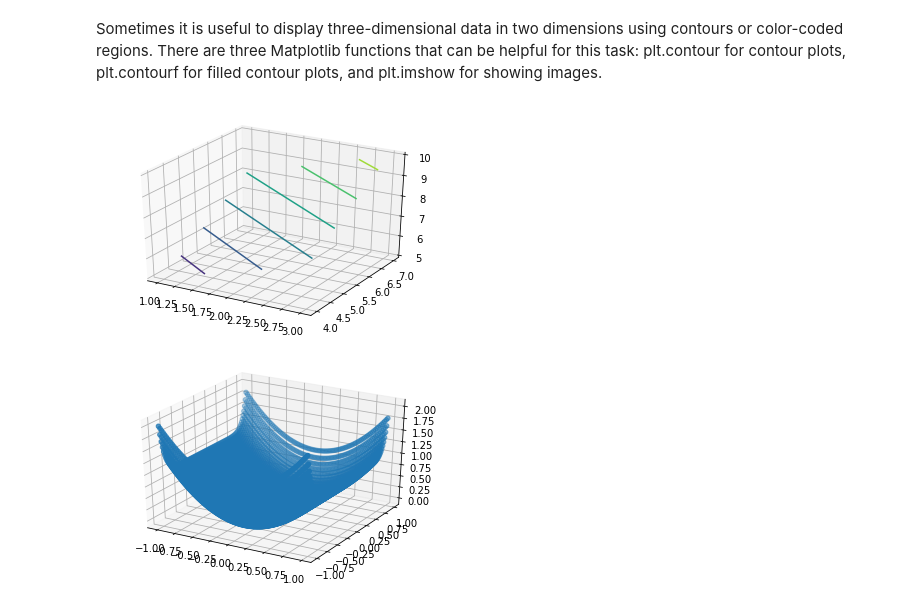
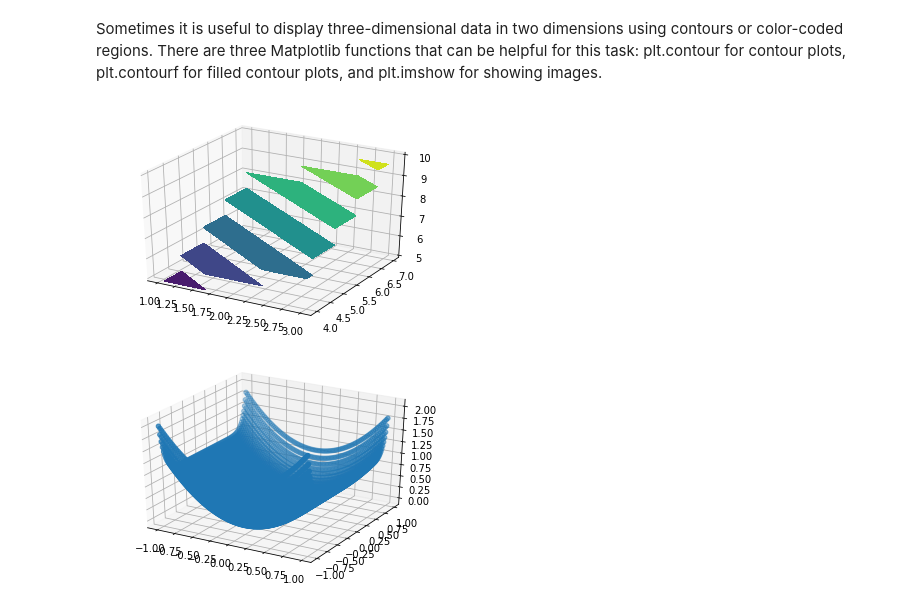
Before and after one commit to kkousar/class-work, a Jupyter notebook: plots.ipynb, the cells around one changed output. Drawn from its saved outputs; the diff is of its cells as text; code cells hidden in the pictures.

```diff
--- a/plots.ipynb
+++ b/plots.ipynb
@@ -195,23 +200,23 @@ Sometimes it is useful to display three-dimensional data in two dimensions using
 # %%
 import numpy as np
 import pandas as pd
 import matplotlib.pyplot as plt
 from mpl_toolkits.mplot3d import Axes3D
 
 a = np.array([1, 2, 3])
 b = np.array([4, 5, 6, 7])
 
 a, b = np.meshgrid(a, b)
 
 # surface plot for a + b
 fig = plt.figure()
 axes = fig.gca(projection ='3d')
-#axes.contourf(a, b, a + b)
-axes.contour(a, b, a + b)
+axes.contourf(a, b, a + b)
+#axes.contour(a, b, a + b)
 
 plt.show()
 # %% [output]
-[figure, old version]
+[figure, new version]
 # %%
 import numpy as np
 import pandas as pd
```
Also changed, not shown: parts of 3 cells of this notebook.
